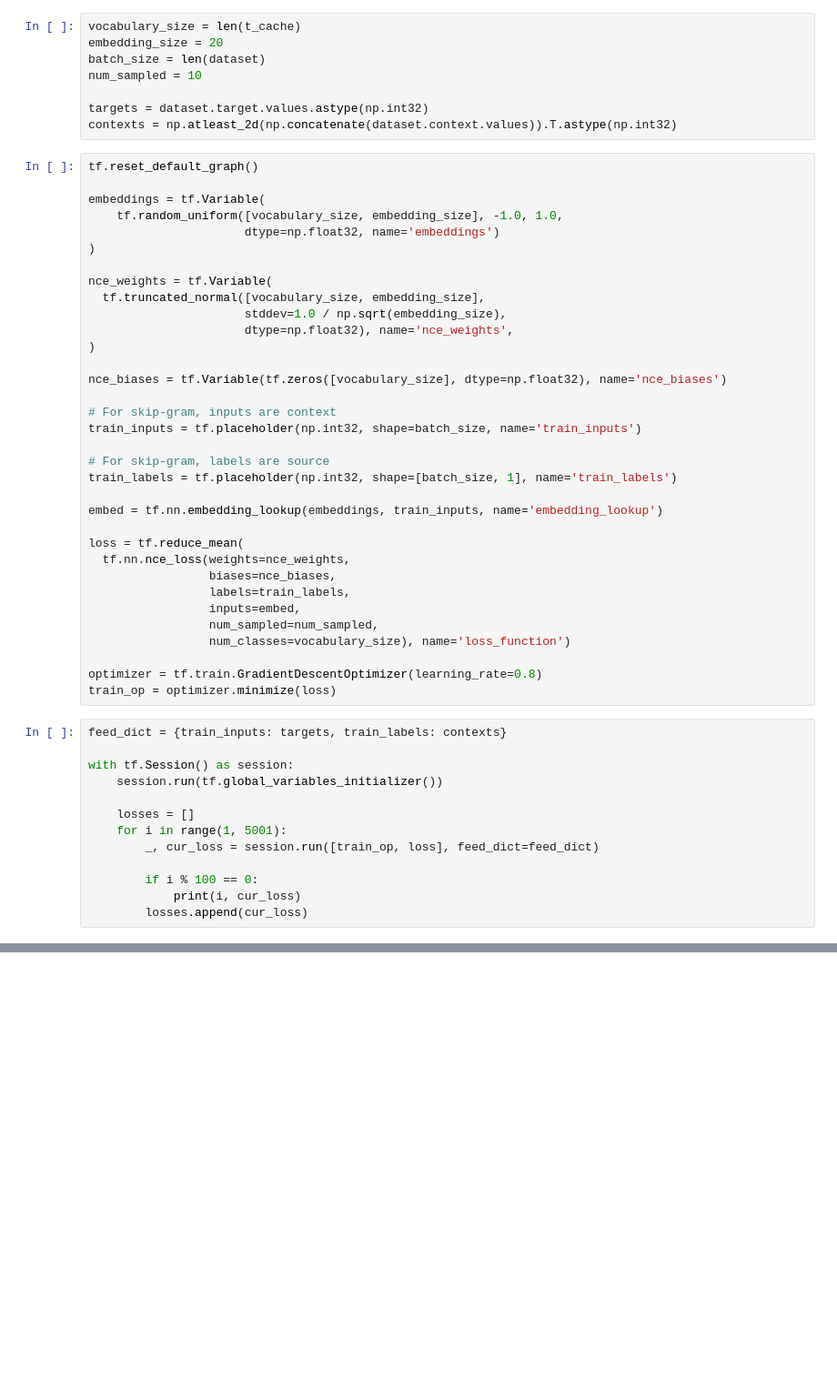
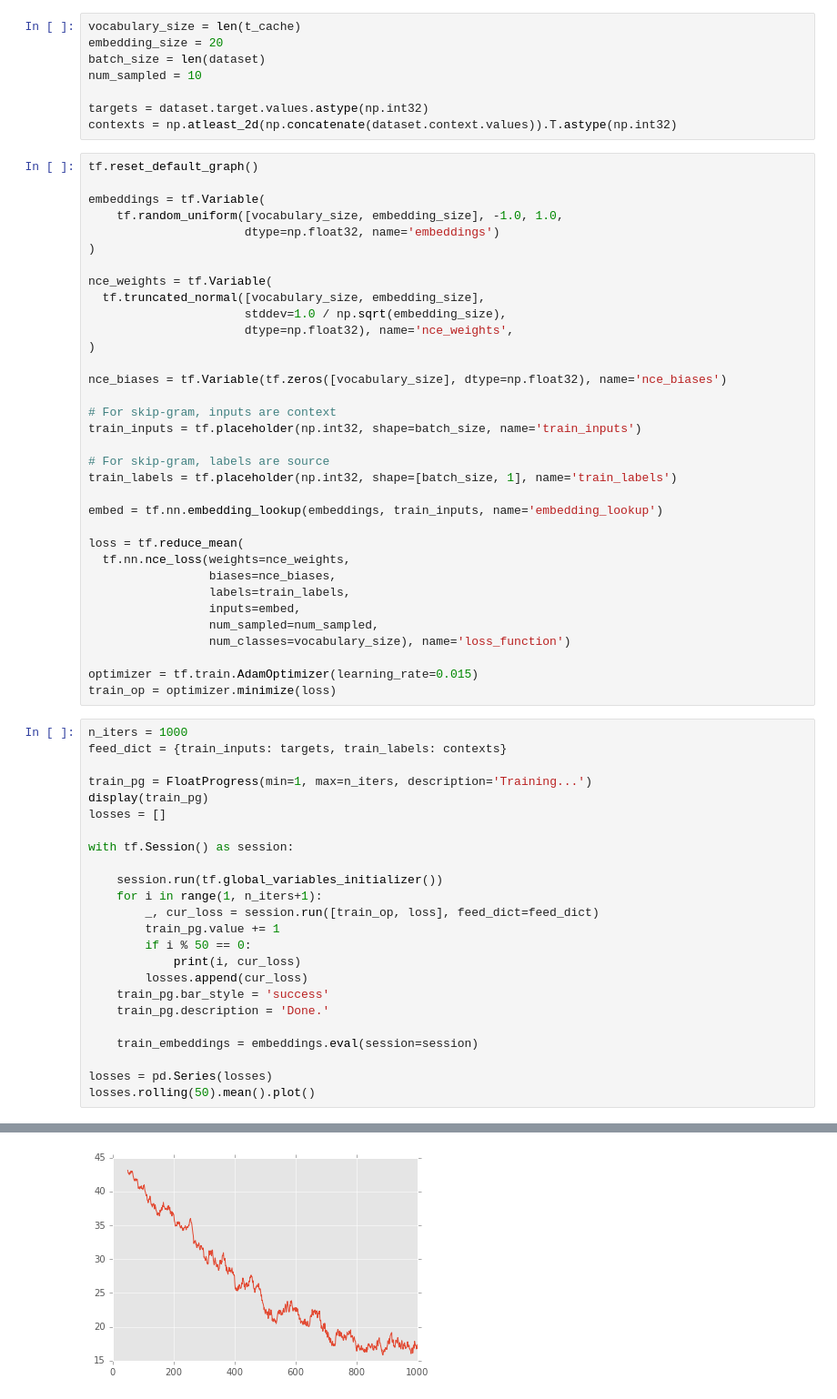
Before and after one commit to dkailthya/ml, a Jupyter notebook: tensorflow/word_embeddings_in_tensorflow.ipynb, the cells around one changed output, grey strips where cells are left out. Shown at 91% size. Cells and saved outputs as stored; diff of their text form; blank space fills up the shorter version.

```diff
--- a/tensorflow/word_embeddings_in_tensorflow.ipynb
+++ b/tensorflow/word_embeddings_in_tensorflow.ipynb
@@ -264,19 +286,30 @@ loss = tf.reduce_mean(
                  num_sampled=num_sampled,
                  num_classes=vocabulary_size), name='loss_function')
 
-optimizer = tf.train.GradientDescentOptimizer(learning_rate=0.8)
+optimizer = tf.train.AdamOptimizer(learning_rate=0.015)
 train_op = optimizer.minimize(loss)
 # %%
+n_iters = 1000
 feed_dict = {train_inputs: targets, train_labels: contexts}
 
+train_pg = FloatProgress(min=1, max=n_iters, description='Training...')
+display(train_pg)
+losses = []
+
 with tf.Session() as session:
+
     session.run(tf.global_variables_initializer())
-
-    losses = []
-    for i in range(1, 5001):
+    for i in range(1, n_iters+1):
         _, cur_loss = session.run([train_op, loss], feed_dict=feed_dict)
-
-        if i % 100 == 0:
+        train_pg.value += 1
+        if i % 50 == 0:
             print(i, cur_loss)
         losses.append(cur_loss)
+    train_pg.bar_style = 'success'
+    train_pg.description = 'Done.'
+
+    train_embeddings = embeddings.eval(session=session)
+
+losses = pd.Series(losses)
+losses.rolling(50).mean().plot()
 # %% [output]
@@ -299,0 +337 @@ with tf.Session() as session:
+[figure, added]
```
Also changed, not shown: parts of 16 cells of this notebook.
